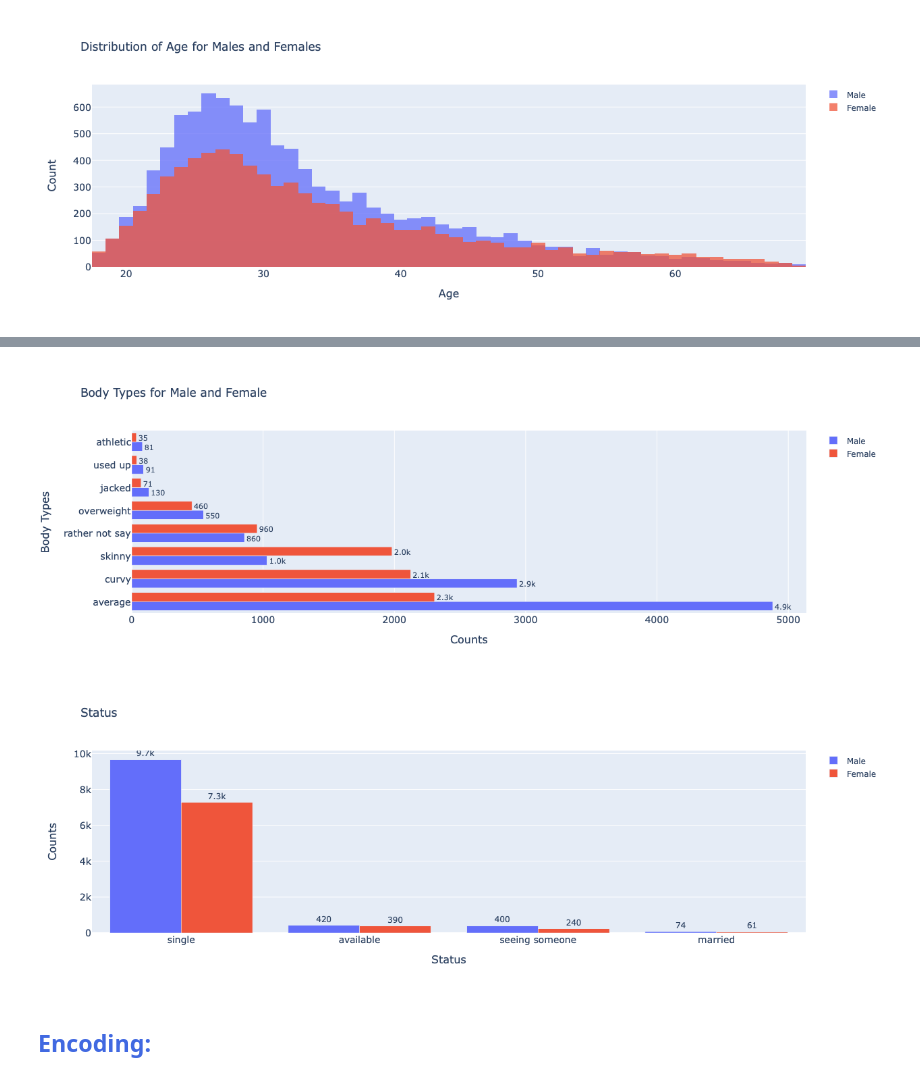
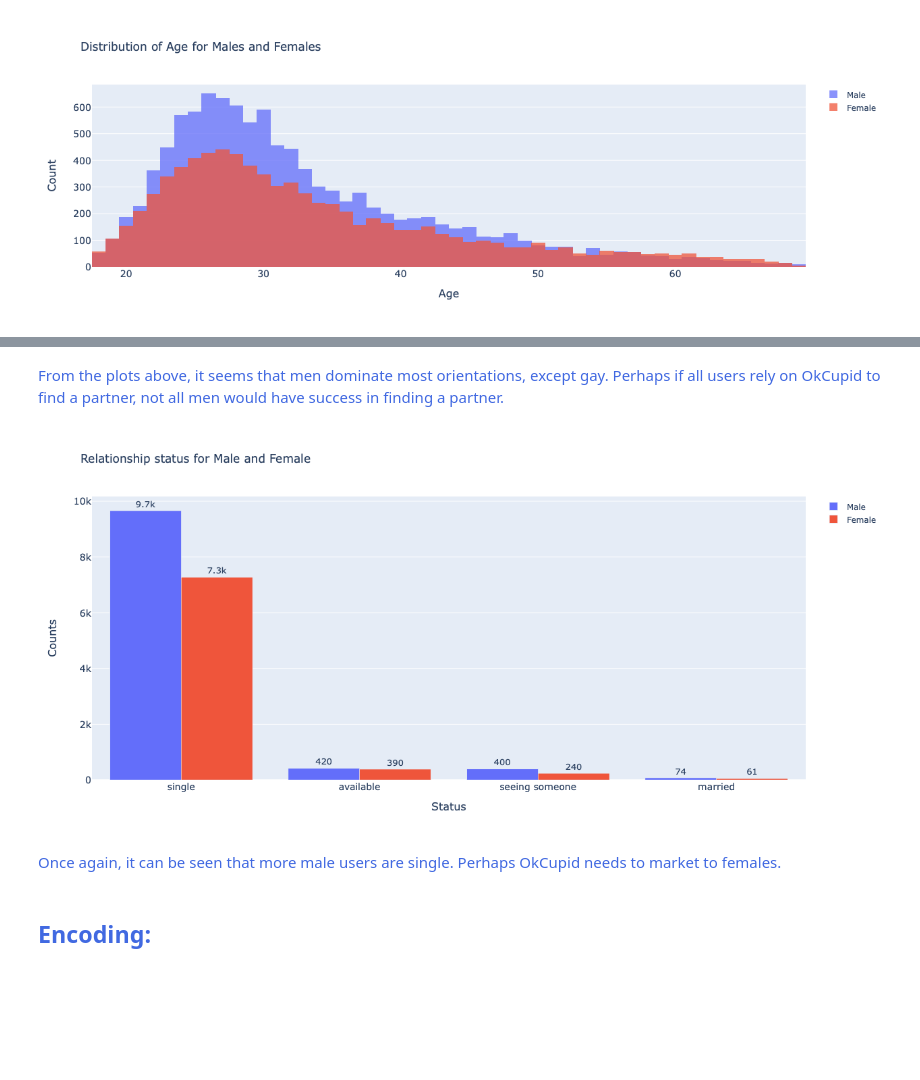
Before and after one commit to puneetsran/okcupid, a Jupyter notebook: ok_cupid_cleaning_and_transformation2.ipynb, the cells around one changed output, grey strips where cells are left out. Saved outputs shown, nothing was run; the diff lists cells and outputs as text; code cells hidden in the pictures; blank space fills up the shorter version.

```diff
--- a/ok_cupid_cleaning_and_transformation2.ipynb
+++ b/ok_cupid_cleaning_and_transformation2.ipynb
@@ -595,55 +620,62 @@ Name: body_type, dtype: int64
+# %% [markdown]
+<span style="color:royalblue">From the plots above, it seems that men dominate most orientations, except gay. Perhaps if all users rely on OkCupid to find a partner, not all men would have success in finding a partner.</span>
 # %%
-orientations = ['average', 'curvy', 'skinny', 'rather not say', 'overweight', 'jacked', 'used up', 'athletic']
-fig = go.Figure(data=[
-    go.Bar(name='Male',
-           y=orientations,
-           x=male_df['body_type'].value_counts().values,
-           text=male_df['body_type'].value_counts().values, orientation='h'),
-    go.Bar(name='Female',
-           y=orientations,
-           x=female_df['body_type'].value_counts().values,
-           text=female_df['body_type'].value_counts().values, orientation='h')
-])
+# orientations = ['average', 'curvy', 'skinny', 'rather not say', 'overweight', 'jacked', 'used up', 'athletic']
+# fig = go.Figure(data=[
+#     go.Bar(name='Male',
+#            y=orientations,
+#            x=male_df['body_type'].value_counts().values,
+#            text=male_df['body_type'].value_counts().values, orientation='h'),
+#     go.Bar(name='Female',
+#            y=orientations,
+#            x=female_df['body_type'].value_counts().values,
+#            text=female_df['body_type'].value_counts().values, orientation='h')
+# ])
 
-fig.update_layout(barmode='group',
-    title='Body Types for Male and Female',
-    #xaxis_tickfont_size=14,
-    yaxis=dict(title='Body Types',
-               titlefont_size=16,
-               tickfont_size=14),
-    xaxis=dict(title='Counts',
-               titlefont_size=16,
-               tickfont_size=14))
-fig.update_traces(texttemplate='%{text:.2s}', textposition='outside')
-fig.show()
+# fig.update_layout(barmode='group',
+#     title='Body Types for Male and Female',
+#     #xaxis_tickfont_size=14,
+#     yaxis=dict(title='Body Types',
+#                titlefont_size=16,
+#                tickfont_size=14),
+#     xaxis=dict(title='Counts',
+#                titlefont_size=16,
+#                tickfont_size=14))
+# fig.update_traces(texttemplate='%{text:.2s}', textposition='outside')
+# fig.show()
-# %% [output]
-[figure, removed]
 # %%
 orientations = ['single', 'available', 'seeing someone', 'married']
 fig = go.Figure(data=[
     go.Bar(name='Male',
            x=orientations,
            y=male_df['status'].value_counts().values,
            text=male_df['status'].value_counts().values),
     go.Bar(name='Female',
            x=orientations,
            y=female_df['status'].value_counts().values,
            text=female_df['status'].value_counts().values)
 ])
 
 fig.update_layout(barmode='group',
-    title='Status',
+    title='Relationship status for Male and Female',
     #xaxis_tickfont_size=14,
     yaxis=dict(title='Counts',
                titlefont_size=16,
                tickfont_size=14),
     xaxis=dict(title='Status',
                titlefont_size=16,
-               tickfont_size=14))
+               tickfont_size=14), autosize=False,
+                  width=1100,
+                  height=600)
+
+fig.update_traces(texttemplate='%{text:.2s}', textposition='outside', textfont=dict(size=13))
+fig.write_image("status.png", width=1150, height=750)
 fig.update_traces(texttemplate='%{text:.2s}', textposition='outside')
 fig.show()
 # %% [output]
-[figure, old version]
+[figure, new version]
+# %% [markdown]
+<span style="color:royalblue">Once again, it can be seen that more male users are single. Perhaps OkCupid needs to market to females.</span>
 # %% [markdown]
 ## <span style="color:royalblue">Encoding:</span>
 # %% [markdown]
```
Also changed, not shown: parts of 32 cells of this notebook, 1 other file.
